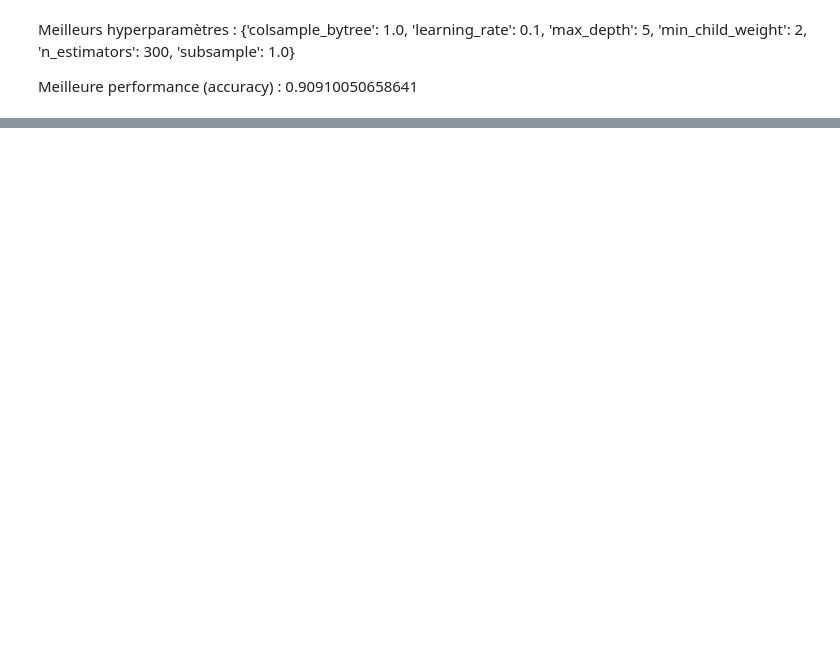
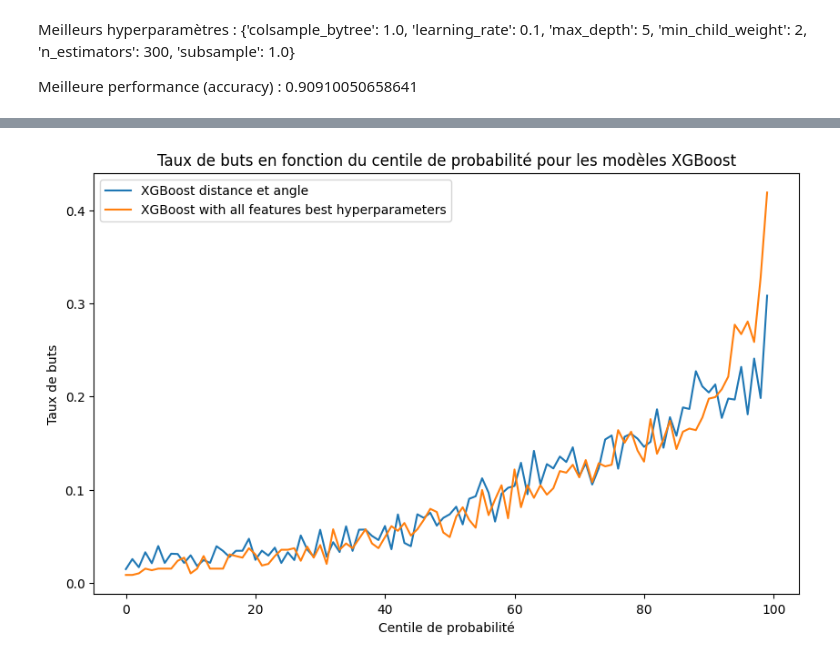
Before and after one commit to Alexia57/A02-projet, a Jupyter notebook: notebooks/modele_avance.ipynb, the cells around one changed output, grey strips where cells are left out. Saved outputs shown, nothing was run; the diff lists cells and outputs as text; code cells hidden in the pictures; blank space fills up the shorter version.

```diff
--- a/notebooks/modele_avance.ipynb
+++ b/notebooks/modele_avance.ipynb
@@ -531,0 +605,38 @@ Accuracy avec meilleurs hyperparamètres : 0.9093673452149674
+# %%
+# premier modèle
+y_prob_model = model.predict_proba(X_valid)[:, 1]
+# Créer un DataFrame avec les probabilités et les étiquettes réelles pour le premier modèle
+prob_df_model = pd.DataFrame({'Probabilite': y_prob_model, 'isGoal': y_valid})
+prob_df_model = prob_df_model.sort_values(by='Probabilite')
+# Ajouter une colonne 'Centile' au DataFrame pour le premier modèle
+prob_df_model['Centile'] = pd.qcut(prob_df_model['Probabilite'], q=100)
+# Calculer le taux de buts pour chaque centile pour le premier modèle
+goal_rate_by_centile_model = prob_df_model.groupby('Centile')['isGoal'].mean()
+# Convertir l'index en pourcentage pour représenter le centile pour le premier modèle
+percentiles_model = goal_rate_by_centile_model.index.codes / len(goal_rate_by_centile_model.index.categories) * 100
+# Tracer le taux de buts en fonction du centile pour le premier modèle
+plt.figure(figsize=(10, 6))
+plt.plot(percentiles_model, goal_rate_by_centile_model.values, label='XGBoost distance et angle')
+
+
+# deuxième modèle
+y_prob_best_model = best_model.predict_proba(X_valid_2)[:, 1]
+# Créer un DataFrame avec les probabilités et les étiquettes réelles pour le deuxième modèle
+prob_df_best_model = pd.DataFrame({'Probabilite': y_prob_best_model, 'isGoal': y_valid_2})
+prob_df_best_model = prob_df_best_model.sort_values(by='Probabilite')
+# Ajouter une colonne 'Centile' au DataFrame pour le deuxième modèle
+prob_df_best_model['Centile'] = pd.qcut(prob_df_best_model['Probabilite'], q=100)
+# Calculer le taux de buts pour chaque centile pour le deuxième modèle
+goal_rate_by_centile_best_model = prob_df_best_model.groupby('Centile')['isGoal'].mean()
+# Convertir l'index en pourcentage pour représenter le centile pour le deuxième modèle
+percentiles_best_model = goal_rate_by_centile_best_model.index.codes / len(goal_rate_by_centile_best_model.index.categories) * 100
+# Tracer le taux de buts en fonction du centile pour le deuxième modèle
+plt.plot(percentiles_best_model, goal_rate_by_centile_best_model.values, label='XGBoost with all features best hyperparameters')
+
+plt.xlabel('Centile de probabilité')
+plt.ylabel('Taux de buts')
+plt.title('Taux de buts en fonction du centile de probabilité pour les modèles XGBoost')
+plt.legend()
+plt.show()
+# %% [output]
+[figure, added]
```
Also changed, not shown: parts of 15 cells of this notebook.
